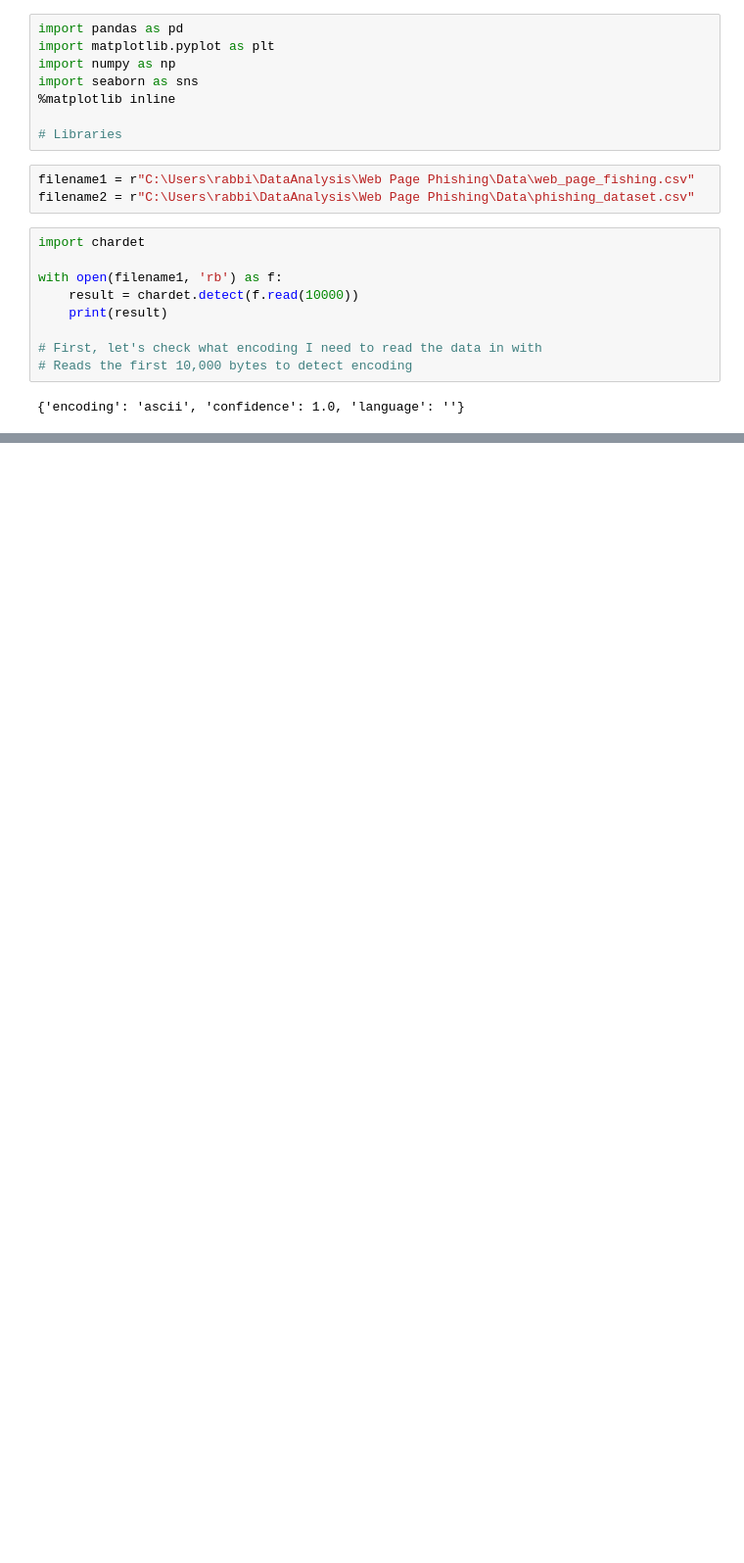
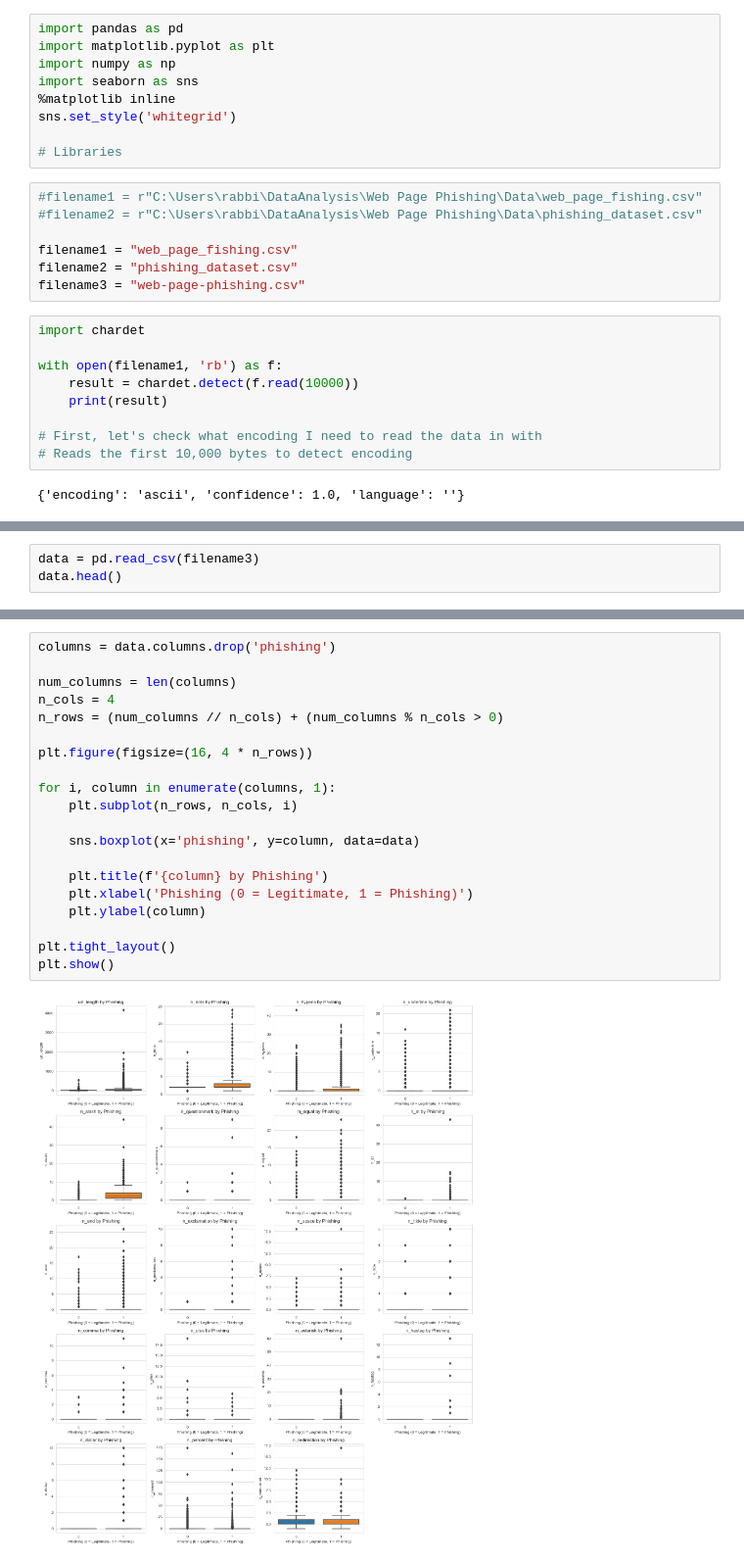
Before and after one commit to lnunag/DataAnalysis, a Jupyter notebook: Web Page Phishing/wpp.ipynb, the cells around one changed output, grey strips where cells are left out. Shown: that part at 98% size. Saved outputs shown, nothing was run; the diff lists cells and outputs as text; blank space fills up the shorter version.

Commit message:
updated wpp.ipynb from alternate device
visualizations mostly done, descriptions and work process needs to be added

```diff
--- a/Web Page Phishing/wpp.ipynb
+++ b/Web Page Phishing/wpp.ipynb
@@ -4,11 +4,16 @@ import matplotlib.pyplot as plt
 import numpy as np
 import seaborn as sns
 %matplotlib inline
+sns.set_style('whitegrid')
 
 # Libraries
 # %%
-filename1 = r"C:\Users\rabbi\DataAnalysis\Web Page Phishing\Data\web_page_fishing.csv"
-filename2 = r"C:\Users\rabbi\DataAnalysis\Web Page Phishing\Data\phishing_dataset.csv"
+#filename1 = r"C:\Users\rabbi\DataAnalysis\Web Page Phishing\Data\web_page_fishing.csv"
+#filename2 = r"C:\Users\rabbi\DataAnalysis\Web Page Phishing\Data\phishing_dataset.csv"
+
+filename1 = "web_page_fishing.csv"
+filename2 = "phishing_dataset.csv"
+filename3 = "web-page-phishing.csv"
 # %%
 import chardet
 
@@ -32,0 +34,3 @@ phishing_dataset = pd.read_csv(filename2, index_col=None)
+# %%
+data = pd.read_csv(filename3)
+data.head()
@@ -32,0 +93,22 @@ phishing_dataset = pd.read_csv(filename2, index_col=None)
+# %%
+columns = data.columns.drop('phishing')
+
+num_columns = len(columns)
+n_cols = 4
+n_rows = (num_columns // n_cols) + (num_columns % n_cols > 0)
+
+plt.figure(figsize=(16, 4 * n_rows))
+
+for i, column in enumerate(columns, 1):
+    plt.subplot(n_rows, n_cols, i)
+
+    sns.boxplot(x='phishing', y=column, data=data)
+
+    plt.title(f'{column} by Phishing')
+    plt.xlabel('Phishing (0 = Legitimate, 1 = Phishing)')
+    plt.ylabel(column)
+
+plt.tight_layout()
+plt.show()
+# %% [output]
+[figure, added]
```
Also changed, not shown: parts of 31 cells of this notebook.
